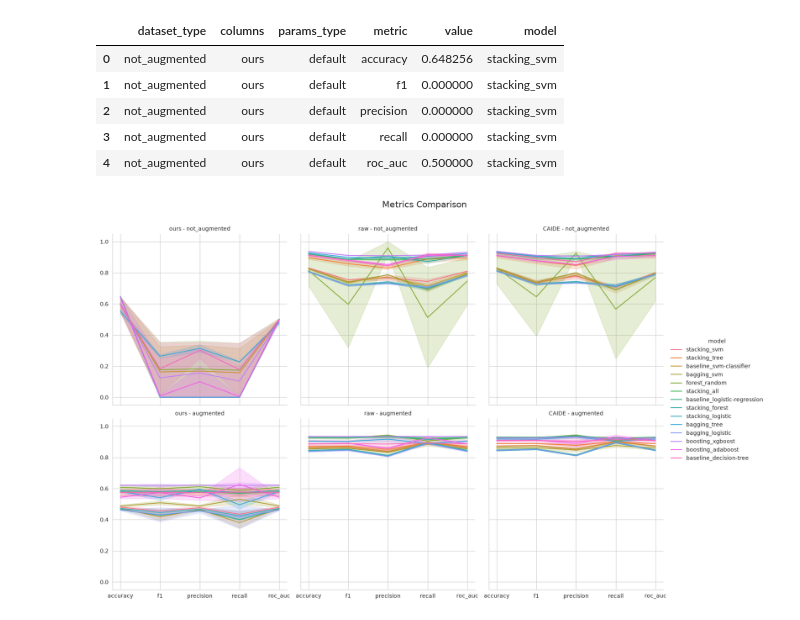
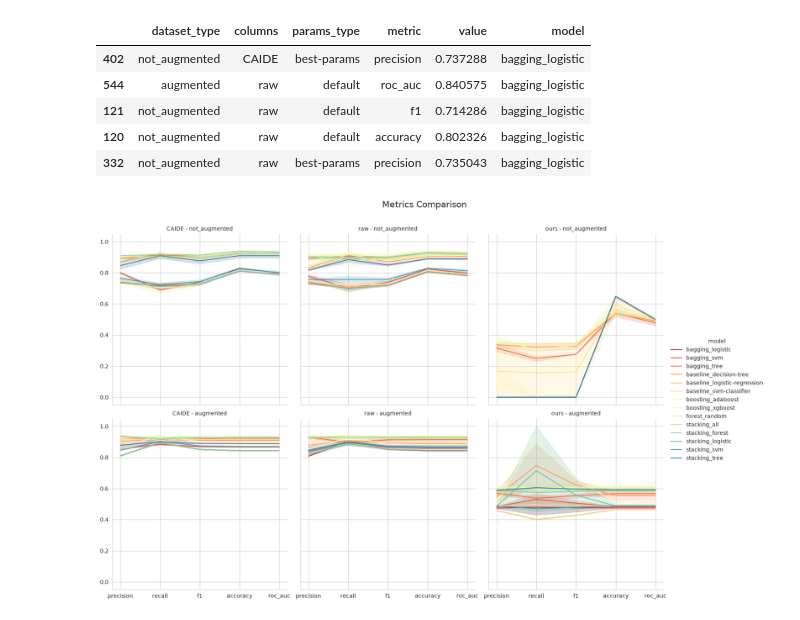
Before and after one commit to Dpbm/mestrado-aulas, a Jupyter notebook: mineracao-de-dados/trabalho/projeto/output_analysis.ipynb, the cells around one changed output. Drawn from its saved outputs; the diff is of its cells as text; code cells hidden in the pictures.

```diff
--- a/mineracao-de-dados/trabalho/projeto/output_analysis.ipynb
+++ b/mineracao-de-dados/trabalho/projeto/output_analysis.ipynb
@@ -48,32 +48,33 @@ for dataset_type in os.listdir(OUTPUTS_PATH):
                         }
 
                         row_i += 1
-
+df_metrics_test = df_metrics_test.sort_values(by='model')
 df_metrics_test.head()
 # %% [output]
 |  | dataset_type | columns | params_type | metric | value | model |
-| 0 | not_augmented | ours | default | accuracy | 0.648256 | stacking_svm |
-| 1 | not_augmented | ours | default | f1 | 0.000000 | stacking_svm |
-| 2 | not_augmented | ours | default | precision | 0.000000 | stacking_svm |
-| 3 | not_augmented | ours | default | recall | 0.000000 | stacking_svm |
-| 4 | not_augmented | ours | default | roc_auc | 0.500000 | stacking_svm |
+| 402 | not_augmented | CAIDE | best-params | precision | 0.737288 | bagging_logistic |
+| 544 | augmented | raw | default | roc_auc | 0.840575 | bagging_logistic |
+| 121 | not_augmented | raw | default | f1 | 0.714286 | bagging_logistic |
+| 120 | not_augmented | raw | default | accuracy | 0.802326 | bagging_logistic |
+| 332 | not_augmented | raw | best-params | precision | 0.735043 | bagging_logistic |
 # %%
 sns.set_style("whitegrid")
 g = sns.relplot(
     kind='line',
     data=df_metrics_test,
     x='metric',
     y='value',
     hue='model',
     row='dataset_type',
-    col='columns'
+    col='columns',
+    palette='Spectral'
 )
 g.set_titles(template="{col_name} - {row_name}")
 g.set_axis_labels("", "")
 plt.suptitle('Metrics Comparison', y=1.05, fontsize=16)
 plt.savefig(PLOTS_PATH('comparison_metrics_per_model.png'), dpi=300, bbox_inches='tight')
 plt.show()
 # %% [output]
-[figure, old version]
+[figure, new version]
 # %%
 sns.set_style("whitegrid")
```
Also changed, not shown: parts of 10 cells of this notebook, 8 other files.
